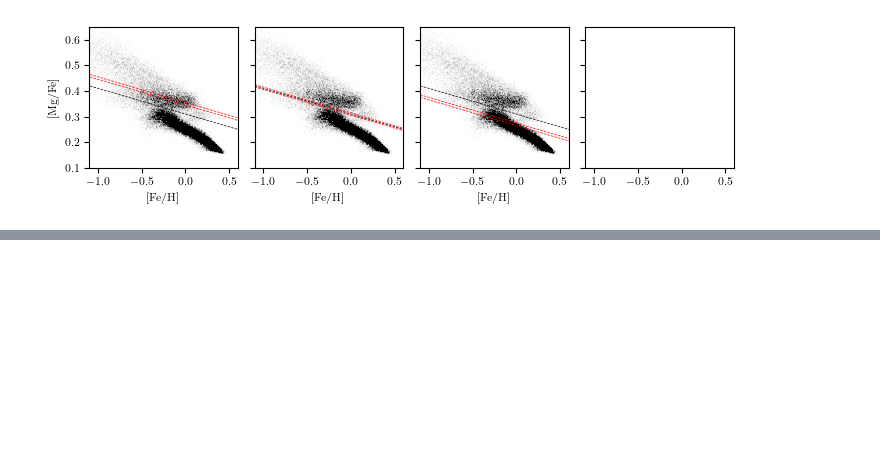
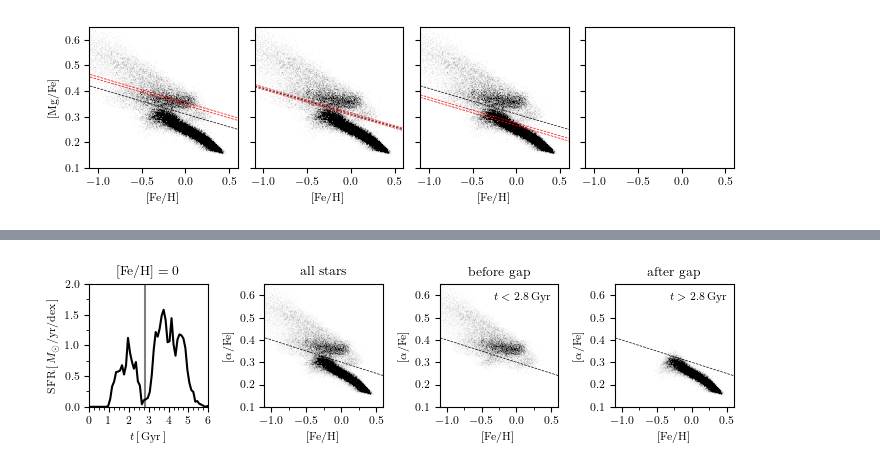
Before and after one commit to gusbeane/GSEgas, a Jupyter notebook: plots/before_after/before_after.ipynb, the cells around one changed output, grey strips where cells are left out. Cells and saved outputs as stored; diff of their text form; code cells hidden in the pictures; blank space fills up the shorter version.

Commit message:
Add before after alpha

```diff
--- a/plots/before_after/before_after.ipynb
+++ b/plots/before_after/before_after.ipynb
@@ -540,0 +543,88 @@ plt.show()
+# %%
+fig, axs = plt.subplots(1, 4, figsize=(textwidth, 0.6*columnwidth))
+
+logFeH, logMgFe, tform, mform, keybool = get_stuff(gal0)
+
+logFeH_lim=[-1.1, 0.6]
+logMgFe_lim=[0.1, 0.65]
+
+N_FeH = 200
+N_MgFe = 200
+FeH_bins  = np.linspace(logFeH_lim[0],  logFeH_lim[1],  N_FeH+1)
+MgFe_bins = np.linspace(logMgFe_lim[0], logMgFe_lim[1], N_MgFe+1)
+dFeH  = (logFeH_lim[1]  - logFeH_lim[0] )/N_FeH
+dMgFe = (logMgFe_lim[1] - logMgFe_lim[0])/N_MgFe
+
+# FeH_points = 0.5*(FeH_bins[1:] + FeH_bins[:-1])
+# MgFe_points = 0.5*(MgFe_bins[1:] + MgFe_bins[:-1])
+# grid_FeH, grid_MgFe = np.meshgrid(FeH_points, MgFe_points)
+
+# tbounds = ((-100, 100), (0, tmerge[0]), (tmerge[0], tmerge[1]), (tmerge[1], 100))
+# tbounds = ((-100, 100), (0, 3.25), (3.25, 100))
+tdivide = 2.8
+tbounds = ((-100, 100), (0, tdivide), (tdivide, 100))
+
+# sfr plot
+ax = axs[0]
+
+tbins =np.arange(0, 6+0.1, 0.1)
+tplot = 0.5*(tbins[1:] + tbins[:-1])
+dt = tbins[1] - tbins[0]
+logFeH0 = 0
+dlogFeH = 0.1
+key = (logFeH > logFeH0-dlogFeH/2.) & (logFeH < logFeH0 + dlogFeH/2.)
+key = np.logical_and(key, keybool)
+
+hist, _ = np.histogram(tform[key], bins=tbins, weights=10*mform[key]/dt/dlogFeH)
+ax.plot(tplot, hist, c='k', label='total');
+ax.set(xlim=(tbins[0], tbins[-1]), ylim=(0, 2))
+ax.axvline(tdivide, c='k', alpha=0.5)
+
+ax.set(xlabel=r'$t\,[\,\textrm{Gyr}\,]$',
+       ylabel=r'$\textrm{SFR}\,[\,M_{\odot}/\textrm{yr}/\textrm{dex}\,]$')
+ax.set(xticks=np.arange(0, 6+1, 1))
+ax.set_xticks(np.arange(0, 6+0.25, 0.25), minor=True)
+ax.set_yticks(np.arange(0, 2+0.25, 0.25), minor=True)
+
+for ax,tbound in zip(axs[1:], tbounds):
+    key = np.logical_and(keybool, np.logical_and(tform < tbound[1], tform > tbound[0]))
+
+    H, _, _, _ = binned_statistic_2d(logFeH[key], logMgFe[key],
+                                     np.ones(np.sum(key))/dFeH/dMgFe,
+                                     statistic='sum', bins=[FeH_bins, MgFe_bins])
+
+    im = ax.imshow(H.T, origin='lower', extent=[logFeH_lim[0],  logFeH_lim[1],
+                                                logMgFe_lim[0], logMgFe_lim[1]],
+                    cmap='Greys', vmin=0, vmax=3e5)
+    # ax.contour(grid_FeH, grid_MgFe, H.T)
+
+    ax.set(xlim=logFeH_lim, ylim=logMgFe_lim)
+    ax.set(xlabel=r'$[\textrm{Fe}/\textrm{H}]$', ylabel=r'$[\alpha/\textrm{Fe}]$')
+    ax.set(aspect='auto')
+
+    m = -0.15/1.5
+    b = 0.3
+    xlist = np.linspace(-3, 3, 1000)
+    ylist = m*xlist + b
+    ax.plot(xlist, ylist, c='k', ls='dashed', lw=0.5)
+
+
+axs[0].set_title(r'$[\textrm{Fe}/\textrm{H}]=0$')
+axs[1].set_title(r'$\textrm{all stars}$')
+axs[2].set_title(r'$\textrm{before gap}$')
+axs[3].set_title(r'$\textrm{after gap}$')
+
+axs[2].text(0.5, 0.575, r'$t<2.8\,\textrm{Gyr}$', ha='right')
+axs[3].text(0.5, 0.575, r'$t>2.8\,\textrm{Gyr}$', ha='right')
+
+for ax in axs[1:]:
+    ax.set(xticks=np.arange(-1, 0.5+0.5, 0.5),
+           yticks=np.arange(0.1, 0.6+0.1, 0.1))
+    ax.set_xticks(np.arange(-1, 0.5+0.25, 0.25), minor=True)
+
+fig.tight_layout()
+fig.savefig('before_after_alpha.pdf')
+
+plt.show()
+# %% [output]
+[figure, added]
```
Also changed, not shown: parts of 2 cells of this notebook, 3 other files.
